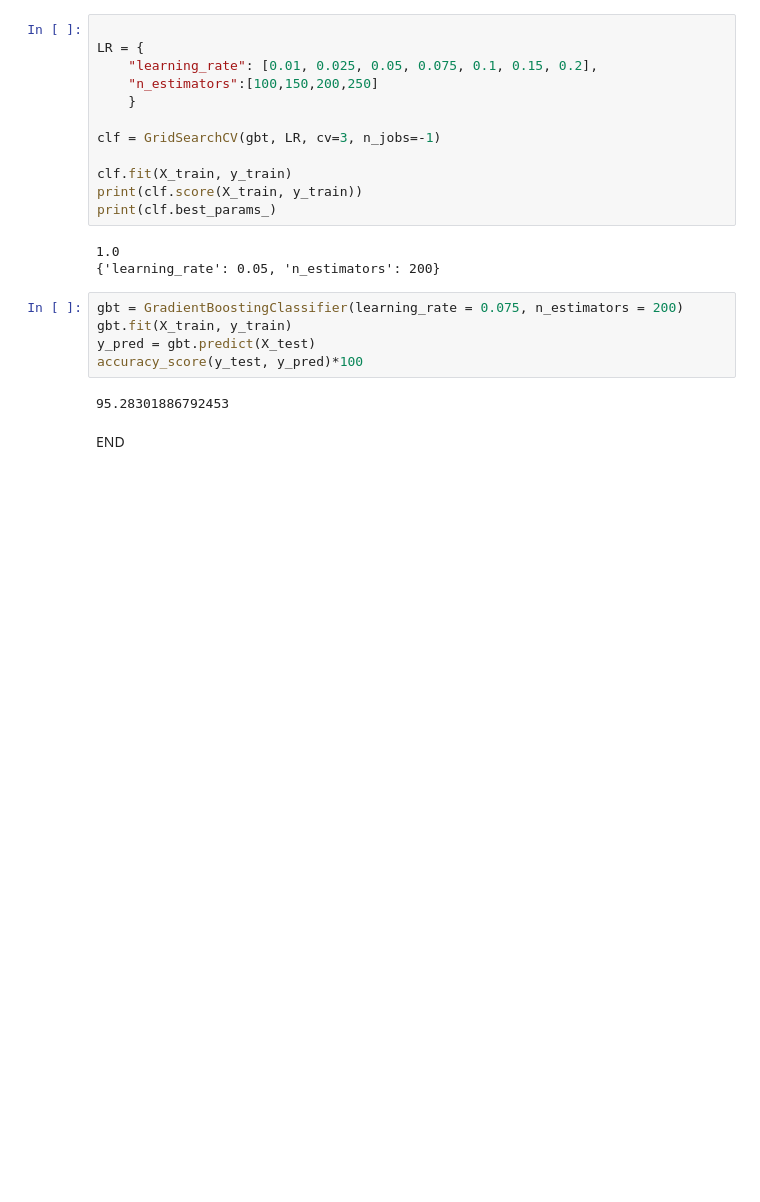
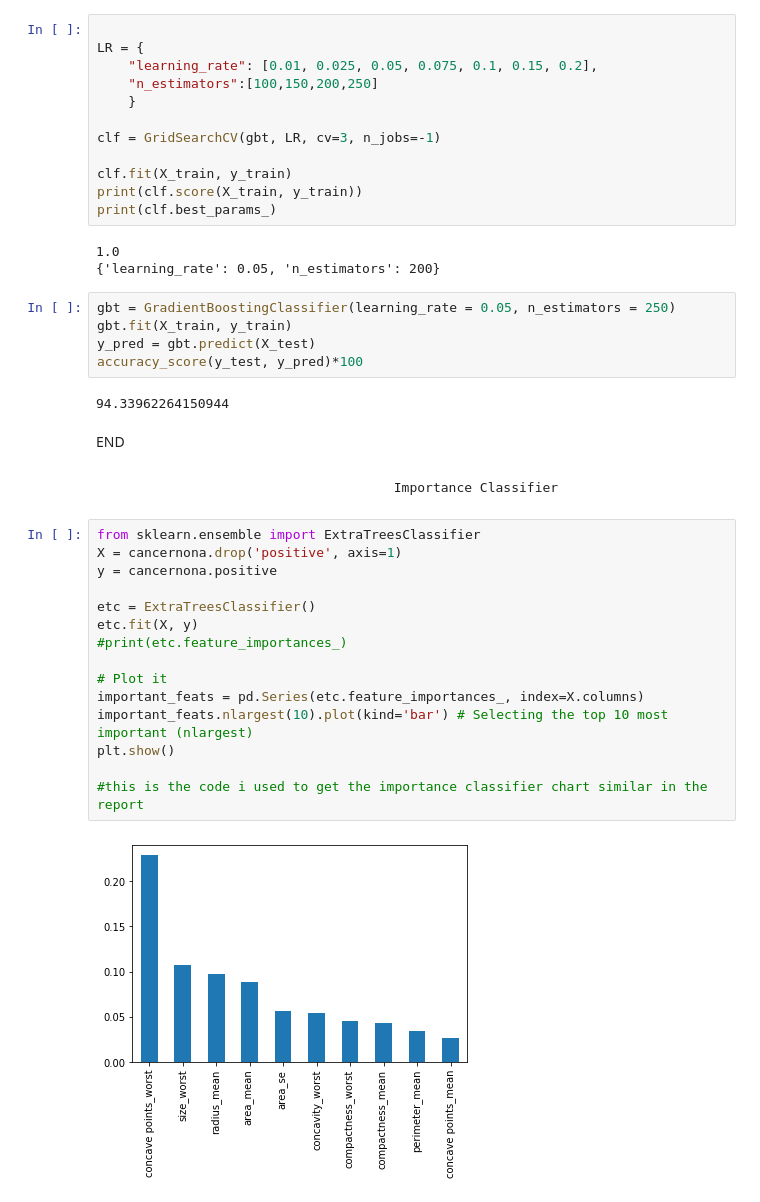
Before and after one commit to lordofsahil/cancerproject, a Jupyter notebook: CancerFinal.ipynb, the cells around one changed output. Saved outputs shown, nothing was run; the diff lists cells and outputs as text; blank space fills up the shorter version.

```diff
--- a/CancerFinal.ipynb
+++ b/CancerFinal.ipynb
@@ -590,11 +589,30 @@ print(clf.best_params_)
 1.0
 {'learning_rate': 0.05, 'n_estimators': 200}
 # %%
-gbt = GradientBoostingClassifier(learning_rate = 0.075, n_estimators = 200)
+gbt = GradientBoostingClassifier(learning_rate = 0.05, n_estimators = 250)
 gbt.fit(X_train, y_train)
 y_pred = gbt.predict(X_test)
 accuracy_score(y_test, y_pred)*100
 # %% [output]
-95.28301886792453
+94.33962264150944
 # %% [markdown]
 END
+# %% [markdown]
+                                        Importance Classifier
+# %%
+from sklearn.ensemble import ExtraTreesClassifier
+X = cancernona.drop('positive', axis=1)
+y = cancernona.positive
+
+etc = ExtraTreesClassifier()
+etc.fit(X, y)
+#print(etc.feature_importances_)
+
+# Plot it
+important_feats = pd.Series(etc.feature_importances_, index=X.columns)
+important_feats.nlargest(10).plot(kind='bar') # Selecting the top 10 most important (nlargest)
+plt.show()
+
+#this is the code i used to get the importance classifier chart similar in the report
+# %% [output]
+[figure, added]
```
Also changed, not shown: parts of 4 cells of this notebook.
